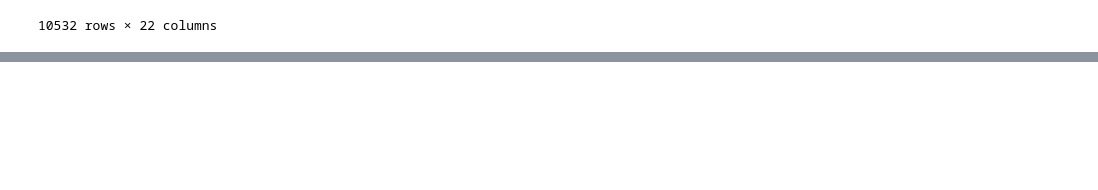
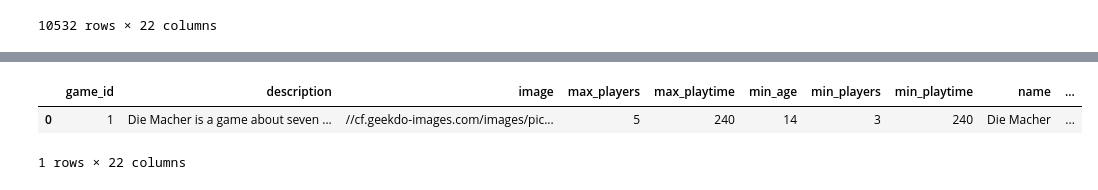
Before and after one commit to kessj/python-tutorial, a Jupyter notebook: notebooks/0_intro.ipynb, the cells around one changed output, grey strips where cells are left out. Saved outputs shown, nothing was run; the diff lists cells and outputs as text; code cells hidden in the pictures; blank space fills up the shorter version.

```diff
--- a/notebooks/0_intro.ipynb
+++ b/notebooks/0_intro.ipynb
@@ -56,0 +82,8 @@ BoardGames
+# %%
+# Now the image column seemed pretty useless so we are going to delete it
+BoardGames.drop(columns="image")
+BoardGames.head(1)
+# %% [output]
+|  | game_id | description | image | max_players | max_playtime | min_age | min_players | min_playtime | name | ... |
+| 0 | 1 | Die Macher is a game about seven ... | //cf.geekdo-images.com/images/pic... | 5 | 240 | 14 | 3 | 240 | Die Macher | ... |
+1 rows × 22 columns
```
Also changed, not shown: parts of 9 cells of this notebook, 5 other files.
